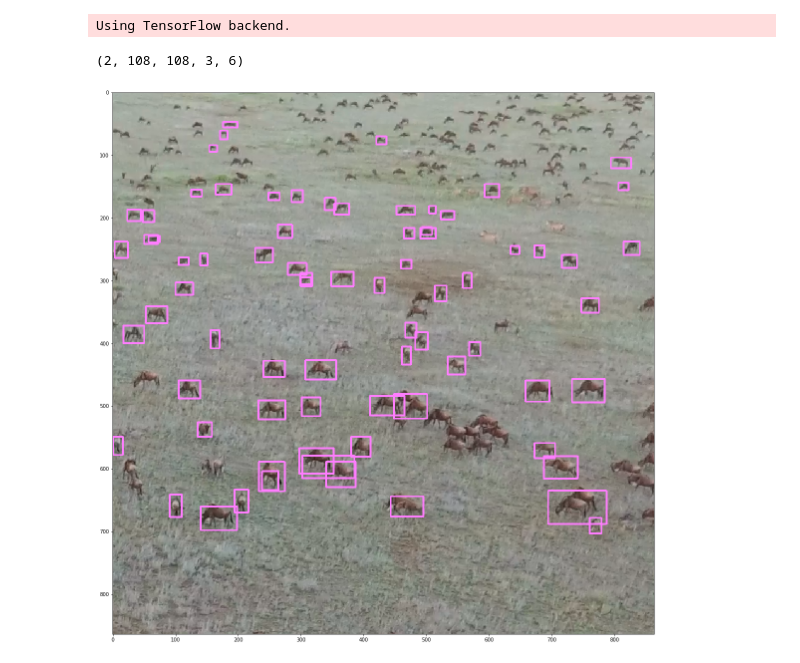
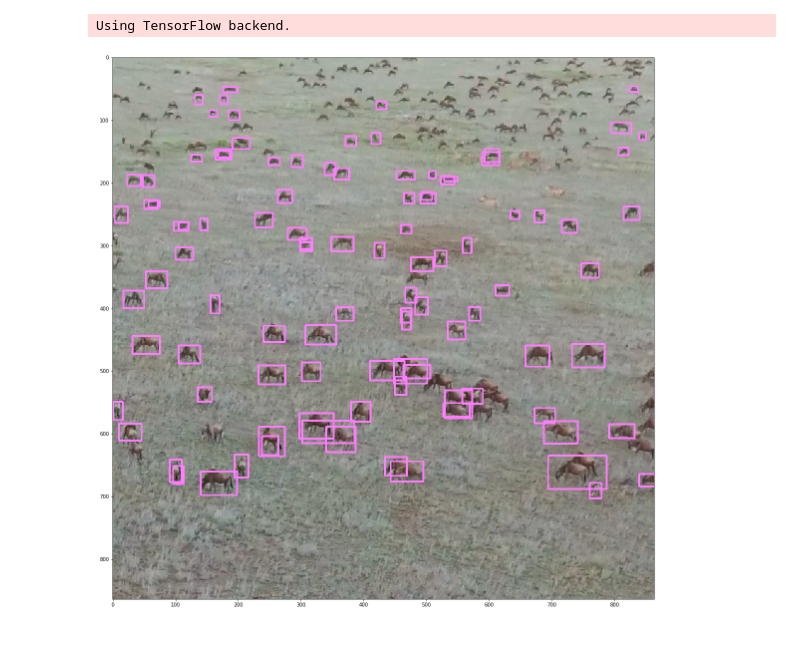
Before and after one commit to ctorney/wildFront, a Jupyter notebook: tracking/train/testPredict.ipynb, the cells around one changed output. Drawn from its saved outputs; the diff is of its cells as text; code cells hidden in the pictures.

```diff
--- a/tracking/train/testPredict.ipynb
+++ b/tracking/train/testPredict.ipynb
@@ -22,36 +22,35 @@ im_size=864 #size of training imageas for yolo
 #im_size=416 #size of training imageas for yolo
 yolov3 = get_yolo_model(im_size,im_size,num_class=1,trainable=False)
 #yolov3.load_weights('../weights/yolo-v3-coco.h5',by_name=True)
 yolov3.load_weights('../weights/balloon-yolo.h5')
 #print(yolov3.summary())
 image_dir = 'train_images_1/'
 image_name = image_dir + 'TR_DJI_0363-123-6.png'
 
 im = cv2.imread(image_name)
 
 new_image = im[:,:,::-1]/255.
 new_image = np.expand_dims(new_image, 0)
 aa = np.tile(new_image, (2,1,1,1))
 
             # run the prediction
 yolos = yolov3.predict(aa)
 
-boxes = decode(yolos, im_size, 'predictions.png', im)
+boxes = decode(yolos,0.7)#, im_size, 'predictions.png', im)
 for box in boxes:
     xmin  = int((box[0]))
     xmax  = int((box[2]))
     ymin  = int((box[1]))
     ymax  = int((box[3]))
 
 
     cv2.rectangle(im, (xmin,ymin), (xmax,ymax), (255,125,255), 2)
 plt.figure(figsize=(20,20))
 plt.imshow(im)
 #cv2.imwrite('43.JPG',image)
 plt.show()
 # %% [output]
-(2, 108, 108, 3, 6)
-[figure, old version]
+[figure, new version]
 # %%
 
 
```
Also changed, not shown: 13 other files.
